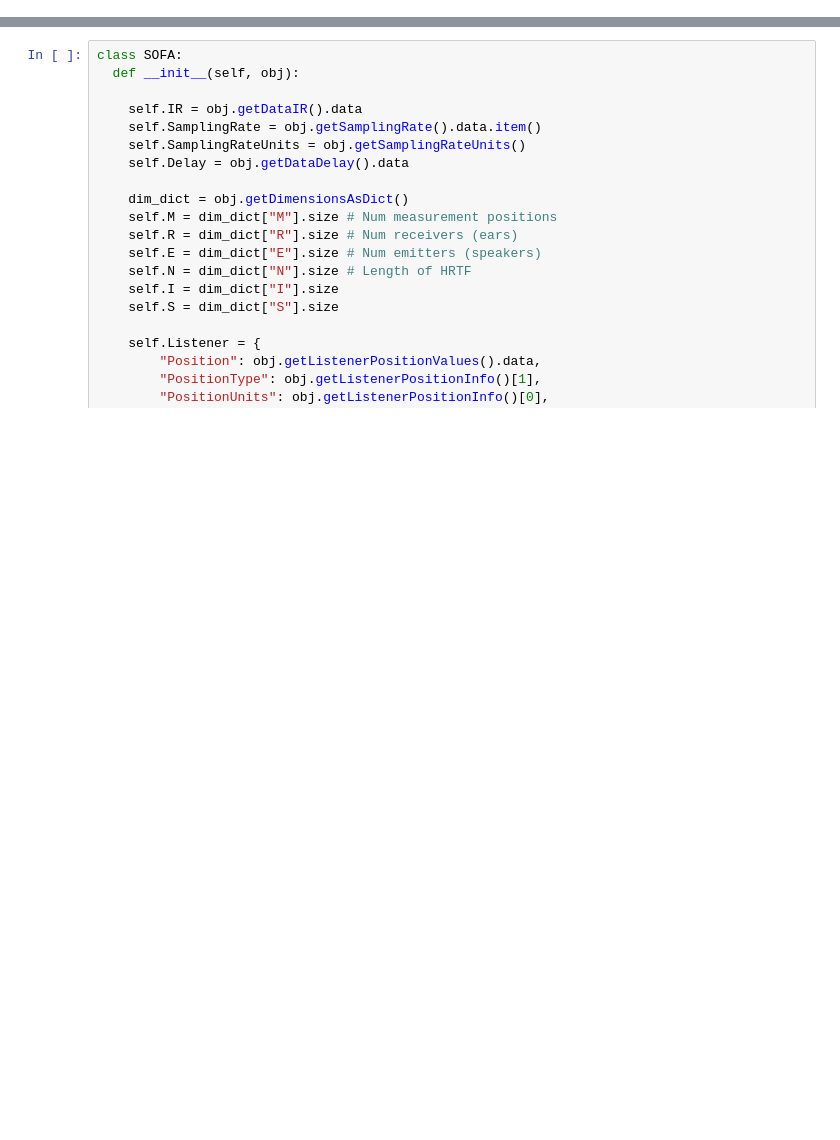
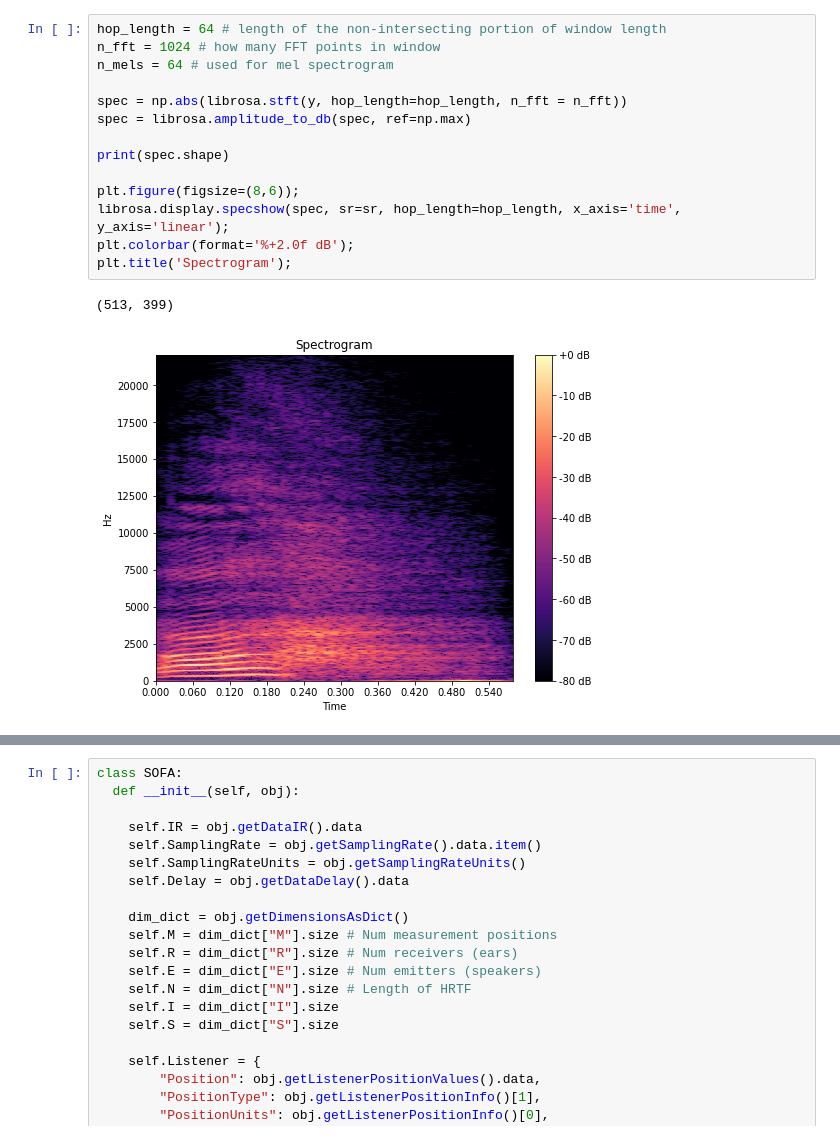
Before and after one commit to pakdaniel/DataMiningFinal, a Jupyter notebook: DataMiningFinal.ipynb, the cells around one changed output, grey strips where cells are left out. Cells and saved outputs as stored; diff of their text form; blank space fills up the shorter version.

```diff
--- a/DataMiningFinal.ipynb
+++ b/DataMiningFinal.ipynb
@@ -47,0 +97,17 @@ Mounted at /content/drive
+# %%
+hop_length = 64 # length of the non-intersecting portion of window length
+n_fft = 1024 # how many FFT points in window
+n_mels = 64 # used for mel spectrogram
+
+spec = np.abs(librosa.stft(y, hop_length=hop_length, n_fft = n_fft))
+spec = librosa.amplitude_to_db(spec, ref=np.max)
+
+print(spec.shape)
+
+plt.figure(figsize=(8,6));
+librosa.display.specshow(spec, sr=sr, hop_length=hop_length, x_axis='time', y_axis='linear');
+plt.colorbar(format='%+2.0f dB');
+plt.title('Spectrogram');
+# %% [output]
+(513, 399)
+[figure, added]
```
Also changed, not shown: parts of 12 cells of this notebook.
